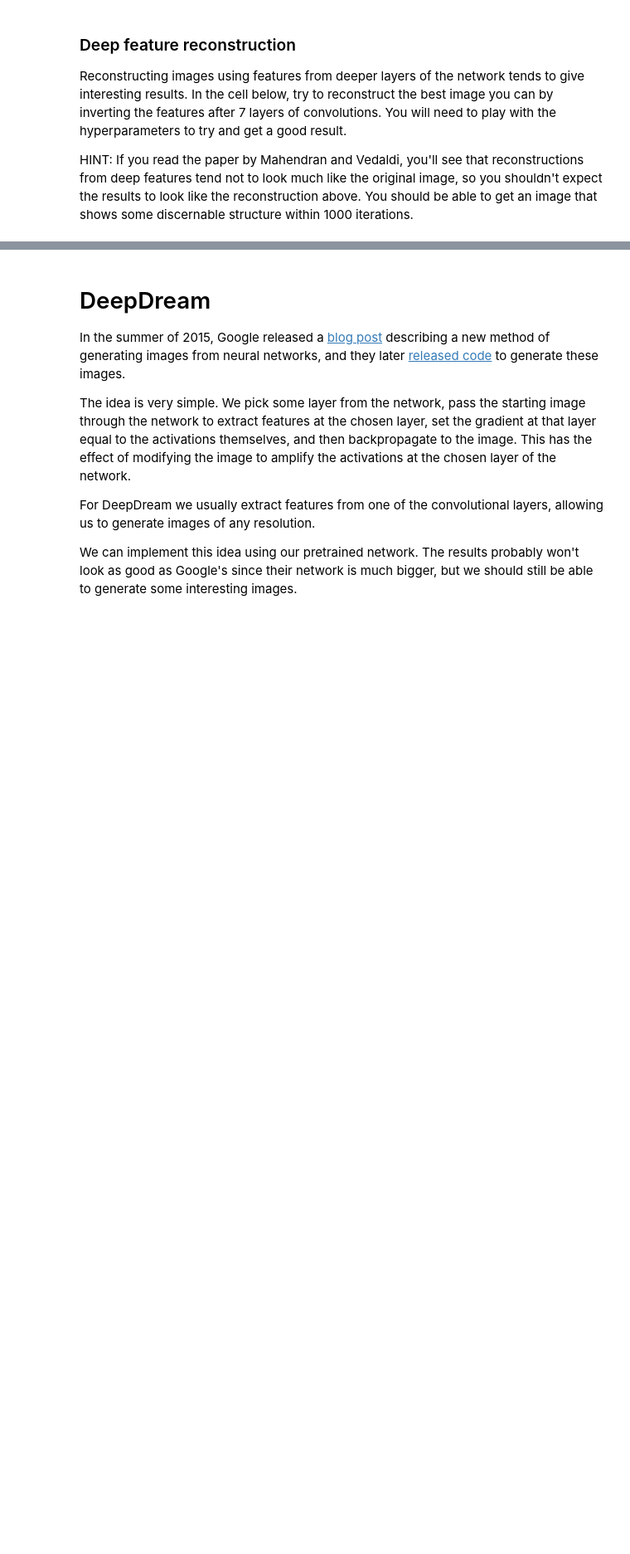
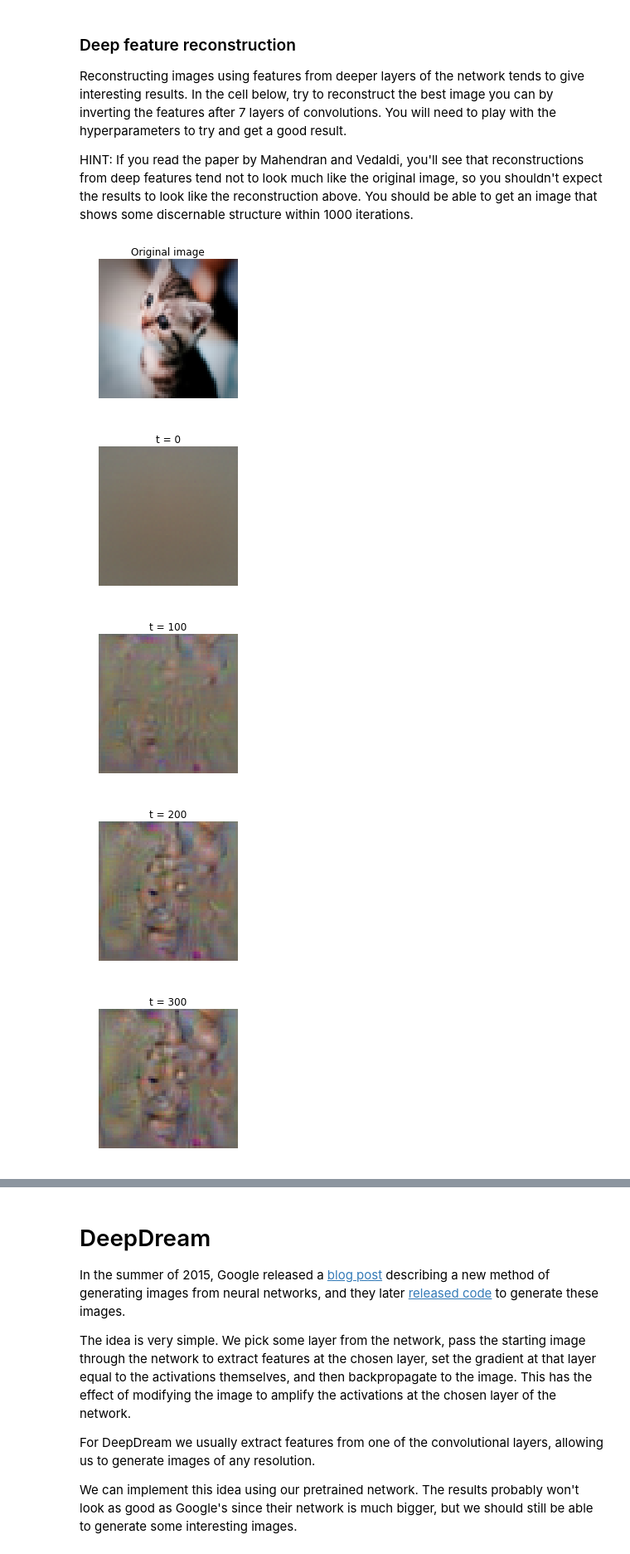
Before and after one commit to mowayao/CS231n-Convolutional-Neural-Networks-for-Visual-Recognition, a Jupyter notebook: assignment3/ImageGeneration.ipynb, the cells around one changed output, grey strips where cells are left out. Shown at 83% size. Drawn from its saved outputs; the diff is of its cells as text; code cells hidden in the pictures; blank space fills up the shorter version.

```diff
--- a/assignment3/ImageGeneration.ipynb
+++ b/assignment3/ImageGeneration.ipynb
@@ -97,7 +97,12 @@ def create_class_visualization(target_y, model, **kwargs):
     # add L2 regularization to dX and update the image X using the image       #
     # gradient and the learning rate.                                          #
     ############################################################################
-    pass
+    out,cache = model.forward(X)
+    from cs231n.layers import softmax_loss
+    loss, dout = softmax_loss(out, target_y)
+    dX, grads = model.backward(dout, cache)
+    dX += ox*l2_reg + oy*l2_reg
+    X += dX*learning_rate
     ############################################################################
     #                             END OF YOUR CODE                             #
     ############################################################################
@@ -187,7 +198,12 @@ def invert_features(target_feats, layer, model, **kwargs):
     # large pixel values in the generated image using the l2_reg parameter;    #
     # then update the generated image using the learning_rate from above.      #
     ############################################################################
-    pass
+    out,cache = model.forward(X,end=layer)
+    dout = 2*(out-target_feats)
+    dX,grads = model.backward(dout,cache)
+    dX += 2*l2_reg*X
+
+    X -= learning_rate*dX
     ############################################################################
     #                             END OF YOUR CODE                             #
     ############################################################################
@@ -243,28 +266,34 @@ HINT: If you read the paper by Mahendran and Vedaldi, you'll see that reconstruc
 # %%
 filename = 'kitten.jpg'
 layer = 6 # layers start from 0 so these are features after 7 convolutions
 img = imresize(imread(filename), (64, 64))
 
 plt.imshow(img)
 plt.gcf().set_size_inches(3, 3)
 plt.title('Original image')
 plt.axis('off')
 plt.show()
 
 # Preprocess the image before passing it to the network:
 # subtract the mean, add a dimension, etc
 img_pre = preprocess_image(img, data['mean_image'])
 
 # Extract features from the image
 feats, _ = model.forward(img_pre, end=layer)
 
 # Invert the features
 # You will need to play with these parameters.
 kwargs = {
-  'num_iterations': 1000,
-  'learning_rate': 0,
-  'l2_reg': 0,
+  'num_iterations': 800,
+  'learning_rate': 8000,
+  'l2_reg': 6e-8,
   'show_every': 100,
-  'blur_every': 0,
+  'blur_every': 10,
 }
 X = invert_features(feats, layer, model, **kwargs)
+# %% [output]
+[figure, added]
+[figure, added]
+[figure, added]
+[figure, added]
+[figure, added]
```
Also changed, not shown: parts of 5 cells of this notebook, 3 other files.
